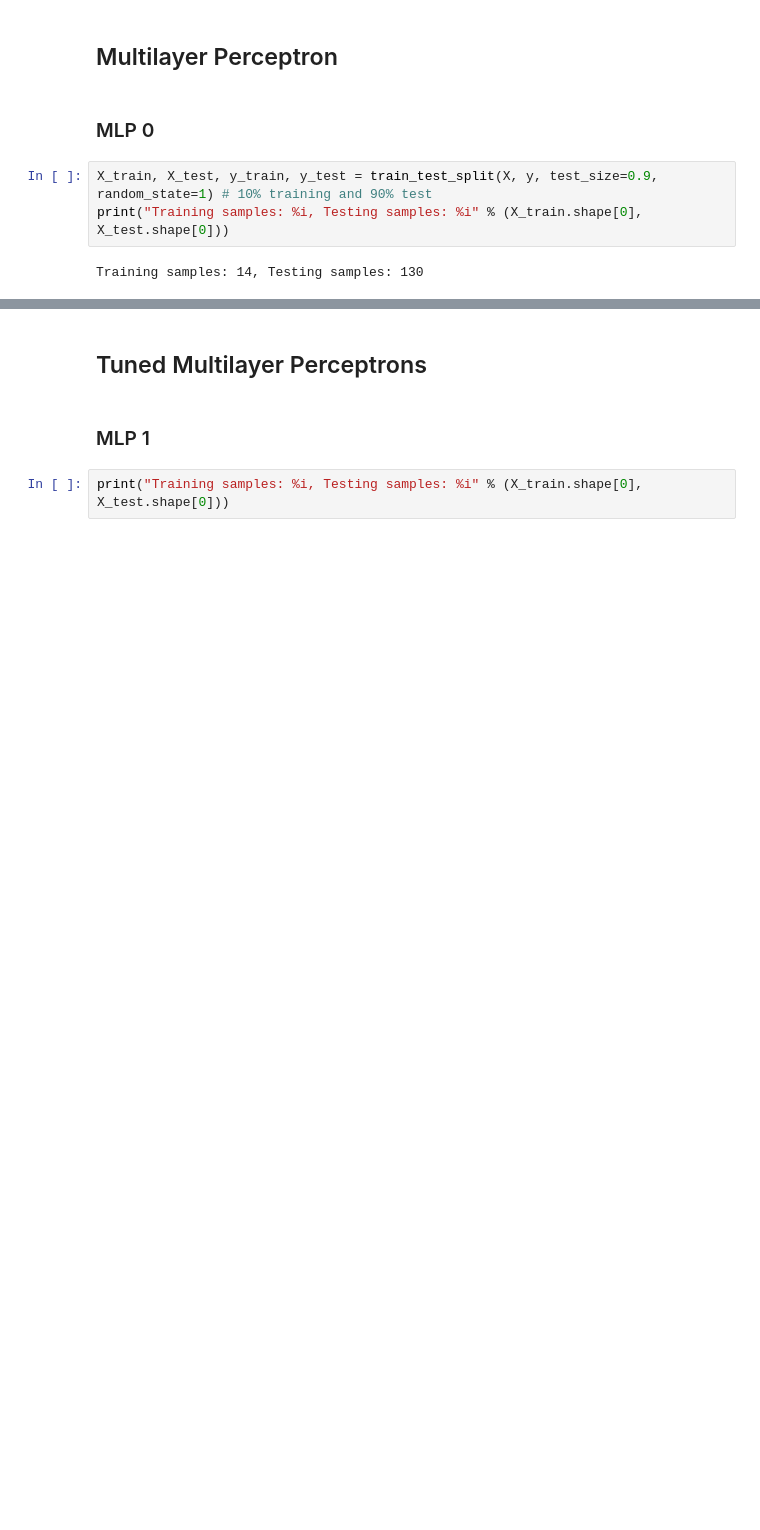
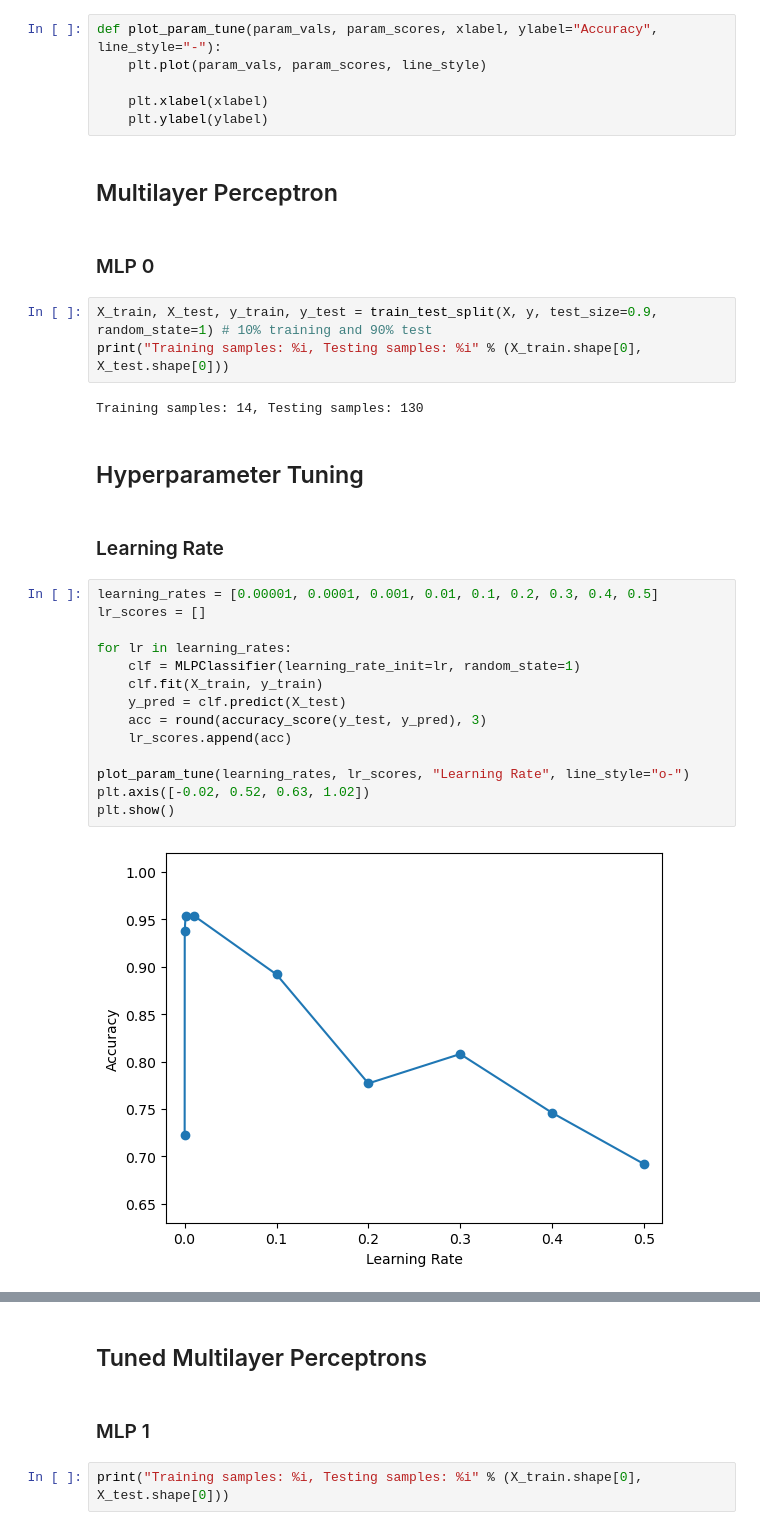
Before and after one commit to gd55hw/F20DL_DMML_Portfolio, a Jupyter notebook: F20DL_Lab10.ipynb, the cells around one changed output, grey strips where cells are left out. Cells and saved outputs as stored; diff of their text form; blank space fills up the shorter version.

Commit message:
Lab 10 - Add hyperparameter tuning (lr, iter, mmnt, val_t)

```diff
--- a/F20DL_Lab10.ipynb
+++ b/F20DL_Lab10.ipynb
@@ -101,6 +105,12 @@ def show_metrics(clf, y_test, y_pred):
     print(text)
 
     return [acc, tpr, fpr, precision, recall, f_measure]
+# %%
+def plot_param_tune(param_vals, param_scores, xlabel, ylabel="Accuracy", line_style="-"):
+    plt.plot(param_vals, param_scores, line_style)
+
+    plt.xlabel(xlabel)
+    plt.ylabel(ylabel)
 # %% [markdown]
 ## Multilayer Perceptron
 # %% [markdown]
@@ -110,3 +120,23 @@ X_train, X_test, y_train, y_test = train_test_split(X, y, test_size=0.9, random_
 print("Training samples: %i, Testing samples: %i" % (X_train.shape[0], X_test.shape[0]))
 # %% [output]
 Training samples: 14, Testing samples: 130
+# %% [markdown]
+## Hyperparameter Tuning
+# %% [markdown]
+### Learning Rate
+# %%
+learning_rates = [0.00001, 0.0001, 0.001, 0.01, 0.1, 0.2, 0.3, 0.4, 0.5]
+lr_scores = []
+
+for lr in learning_rates:
+    clf = MLPClassifier(learning_rate_init=lr, random_state=1)
+    clf.fit(X_train, y_train)
+    y_pred = clf.predict(X_test)
+    acc = round(accuracy_score(y_test, y_pred), 3)
+    lr_scores.append(acc)
+
+plot_param_tune(learning_rates, lr_scores, "Learning Rate", line_style="o-")
+plt.axis([-0.02, 0.52, 0.63, 1.02])
+plt.show()
+# %% [output]
+[figure, added]
```
Also changed, not shown: parts of 10 cells of this notebook.
